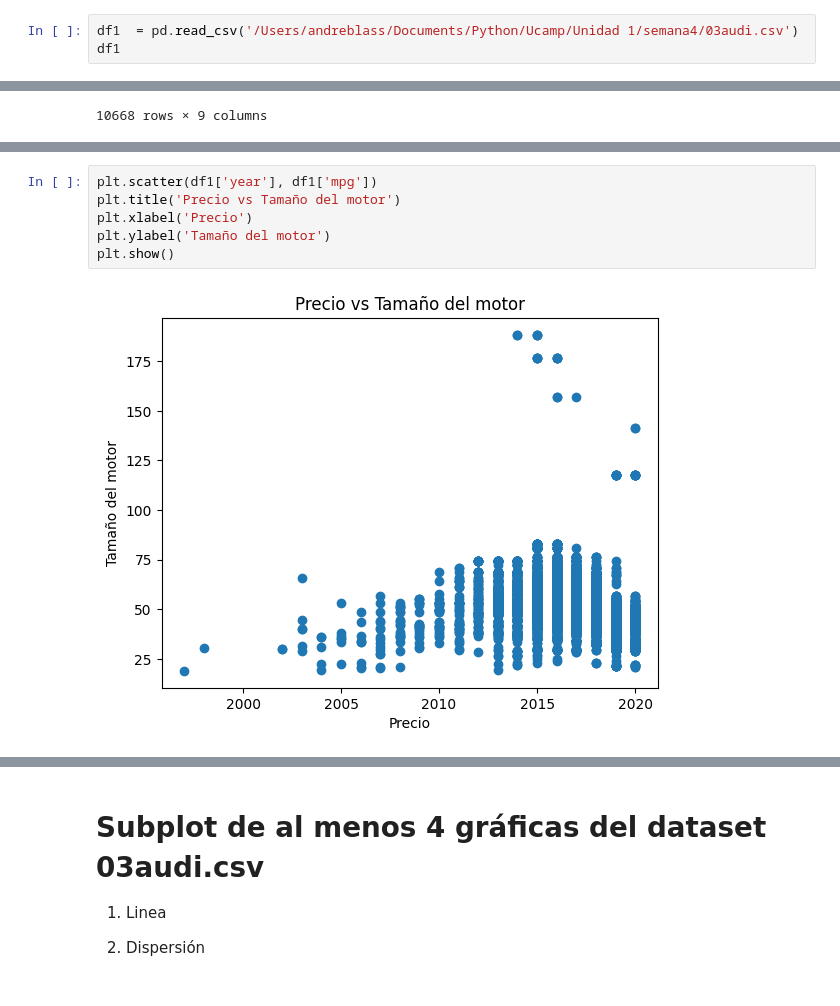
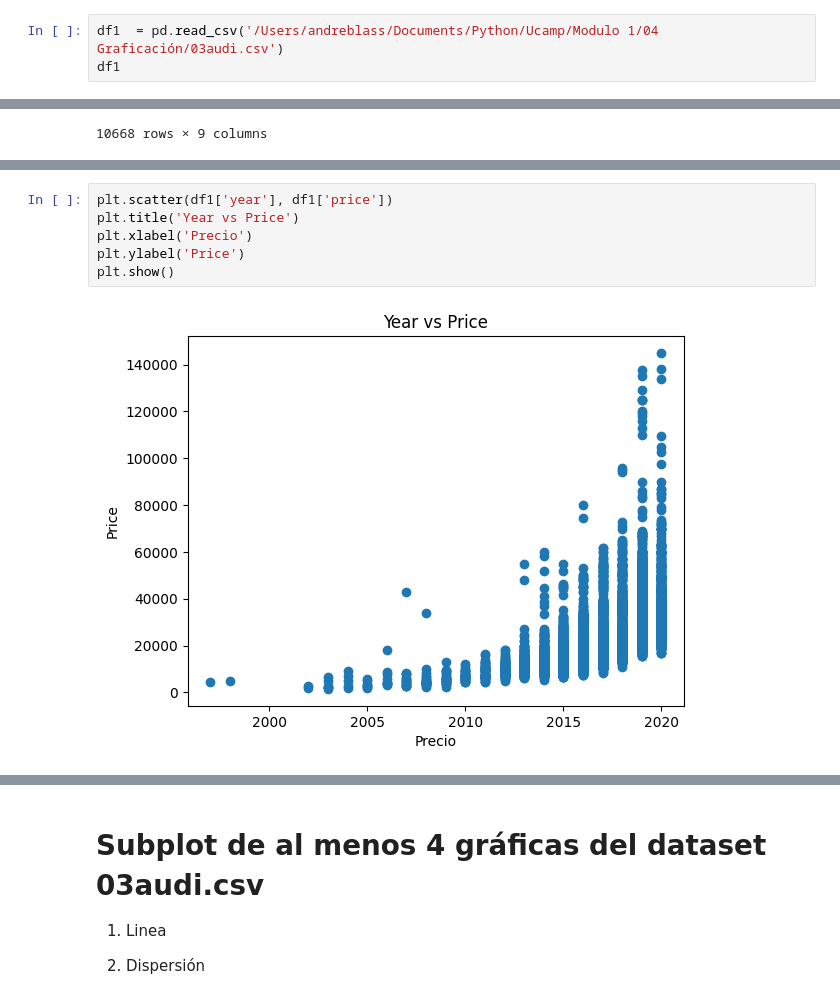
Before and after one commit to andreablass/pythonCamp, a Jupyter notebook: Modulo 1/04 Graficación/M1S4_Visualización_de_datos.ipynb, the cells around one changed output, grey strips where cells are left out. Drawn from its saved outputs; the diff is of its cells as text.

Commit message:
Scatter Grfic

```diff
--- a/Modulo 1/04 Graficación/M1S4_Visualización_de_datos.ipynb
+++ b/Modulo 1/04 Graficación/M1S4_Visualización_de_datos.ipynb
@@ -256,7 +256,7 @@ plt.tight_layout() # función para que no se superpongan las graficas
 # %%
 import pandas as pd
 # %%
-df1  = pd.read_csv('/Users/andreblass/Documents/Python/Ucamp/Unidad 1/semana4/03audi.csv')
+df1  = pd.read_csv('/Users/andreblass/Documents/Python/Ucamp/Modulo 1/04 Graficación/03audi.csv')
 df1
 # %% [output]
 |  | model | year | price | transmission | mileage | fuelType | tax | mpg | engineSize |
@@ -275,8 +292,8 @@ df1
 # %%
-plt.scatter(df1['year'], df1['mpg'])
-plt.title('Precio vs Tamaño del motor')
+plt.scatter(df1['year'], df1['price'])
+plt.title('Year vs Price')
 plt.xlabel('Precio')
-plt.ylabel('Tamaño del motor')
+plt.ylabel('Price')
 plt.show()
 # %% [output]
-[figure, old version]
+[figure, new version]
```
Also changed, not shown: parts of 7 cells of this notebook, 1 other file.
